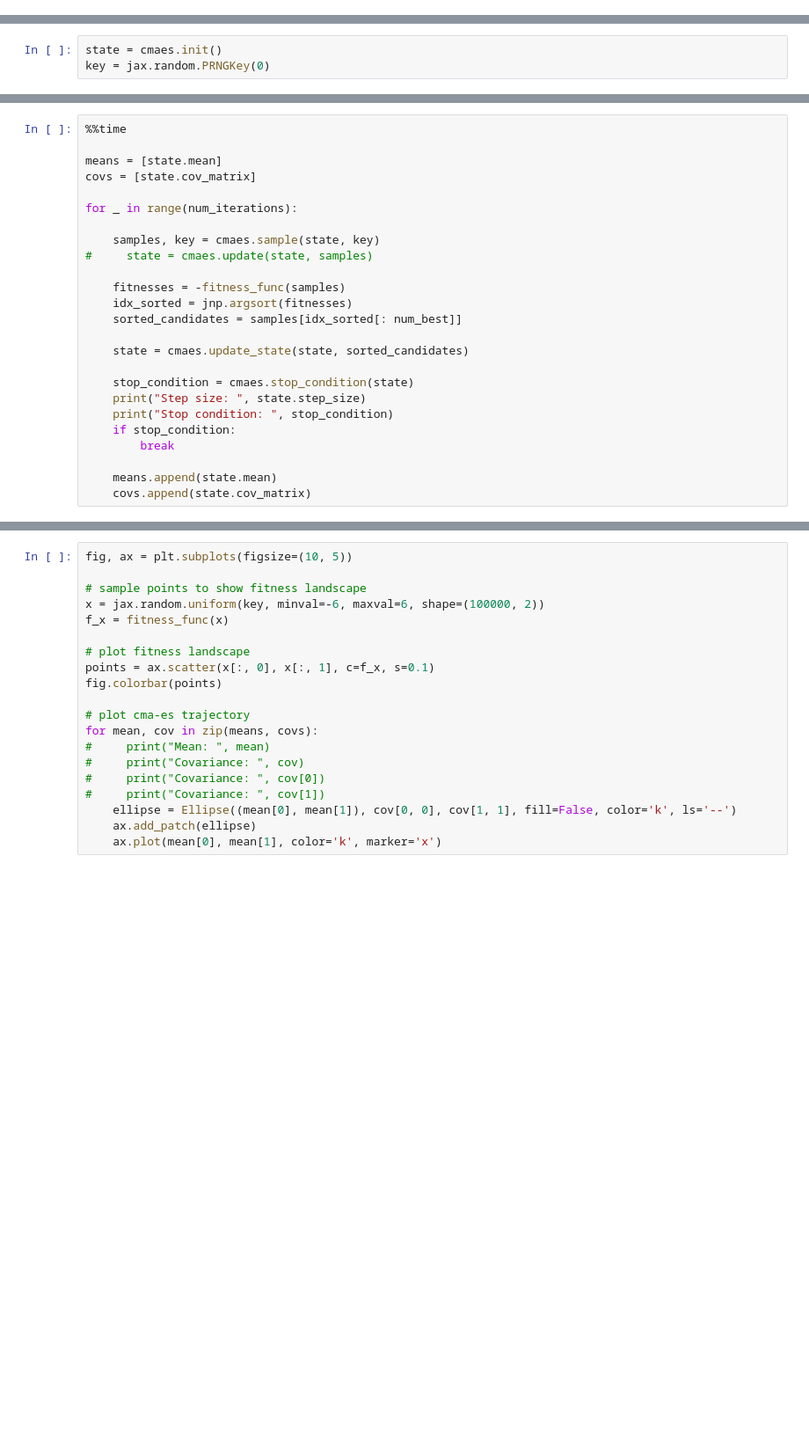
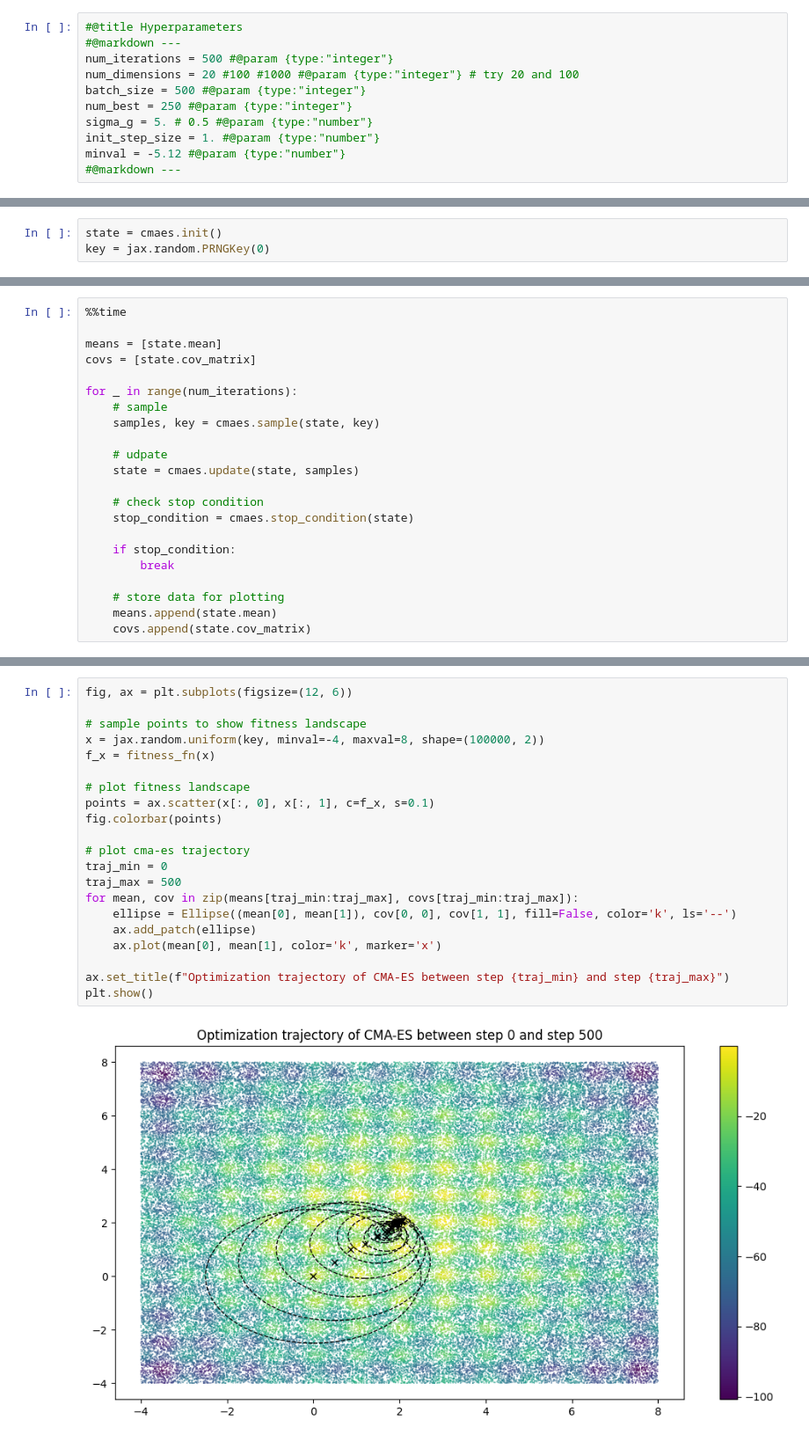
Before and after one commit to adaptive-intelligent-robotics/QDax, a Jupyter notebook: notebooks/cmaes_example.ipynb, the cells around one changed output, grey strips where cells are left out. Shown at 88% size. Cells and saved outputs as stored; diff of their text form; blank space fills up the shorter version.

Commit message:
clean cmaes + (WIP) cmaes test

```diff
--- a/notebooks/cmaes_example.ipynb
+++ b/notebooks/cmaes_example.ipynb
@@ -14 +20,12 @@ from qdax.core.cmaes import CMAES
+# %%
+#@title Hyperparameters
+#@markdown ---
+num_iterations = 500 #@param {type:"integer"}
+num_dimensions = 20 #100 #1000 #@param {type:"integer"} # try 20 and 100
+batch_size = 500 #@param {type:"integer"}
+num_best = 250 #@param {type:"integer"}
+sigma_g = 5. # 0.5 #@param {type:"number"}
+init_step_size = 1. #@param {type:"number"}
+minval = -5.12 #@param {type:"number"}
+#@markdown ---
 # %% [markdown]
@@ -60,21 +68,18 @@ means = [state.mean]
 covs = [state.cov_matrix]
 
 for _ in range(num_iterations):
+    # sample
+    samples, key = cmaes.sample(state, key)
 
-    samples, key = cmaes.sample(state, key)
-#     state = cmaes.update(state, samples)
+    # udpate
+    state = cmaes.update(state, samples)
 
-    fitnesses = -fitness_func(samples)
-    idx_sorted = jnp.argsort(fitnesses)
-    sorted_candidates = samples[idx_sorted[: num_best]]
+    # check stop condition
+    stop_condition = cmaes.stop_condition(state)
 
-    state = cmaes.update_state(state, sorted_candidates)
-
-    stop_condition = cmaes.stop_condition(state)
-    print("Step size: ", state.step_size)
-    print("Stop condition: ", stop_condition)
     if stop_condition:
         break
 
+    # store data for plotting
     means.append(state.mean)
     covs.append(state.cov_matrix)
@@ -93,20 +112,23 @@ means[-1]
 # %%
-fig, ax = plt.subplots(figsize=(10, 5))
+fig, ax = plt.subplots(figsize=(12, 6))
 
 # sample points to show fitness landscape
-x = jax.random.uniform(key, minval=-6, maxval=6, shape=(100000, 2))
-f_x = fitness_func(x)
+x = jax.random.uniform(key, minval=-4, maxval=8, shape=(100000, 2))
+f_x = fitness_fn(x)
 
 # plot fitness landscape
 points = ax.scatter(x[:, 0], x[:, 1], c=f_x, s=0.1)
 fig.colorbar(points)
 
 # plot cma-es trajectory
-for mean, cov in zip(means, covs):
-#     print("Mean: ", mean)
-#     print("Covariance: ", cov)
-#     print("Covariance: ", cov[0])
-#     print("Covariance: ", cov[1])
+traj_min = 0
+traj_max = 500
+for mean, cov in zip(means[traj_min:traj_max], covs[traj_min:traj_max]):
     ellipse = Ellipse((mean[0], mean[1]), cov[0, 0], cov[1, 1], fill=False, color='k', ls='--')
     ax.add_patch(ellipse)
     ax.plot(mean[0], mean[1], color='k', marker='x')
+
+ax.set_title(f"Optimization trajectory of CMA-ES between step {traj_min} and step {traj_max}")
+plt.show()
+# %% [output]
+[figure, added]
```
Also changed, not shown: parts of 36 cells of this notebook, 2 other files.
